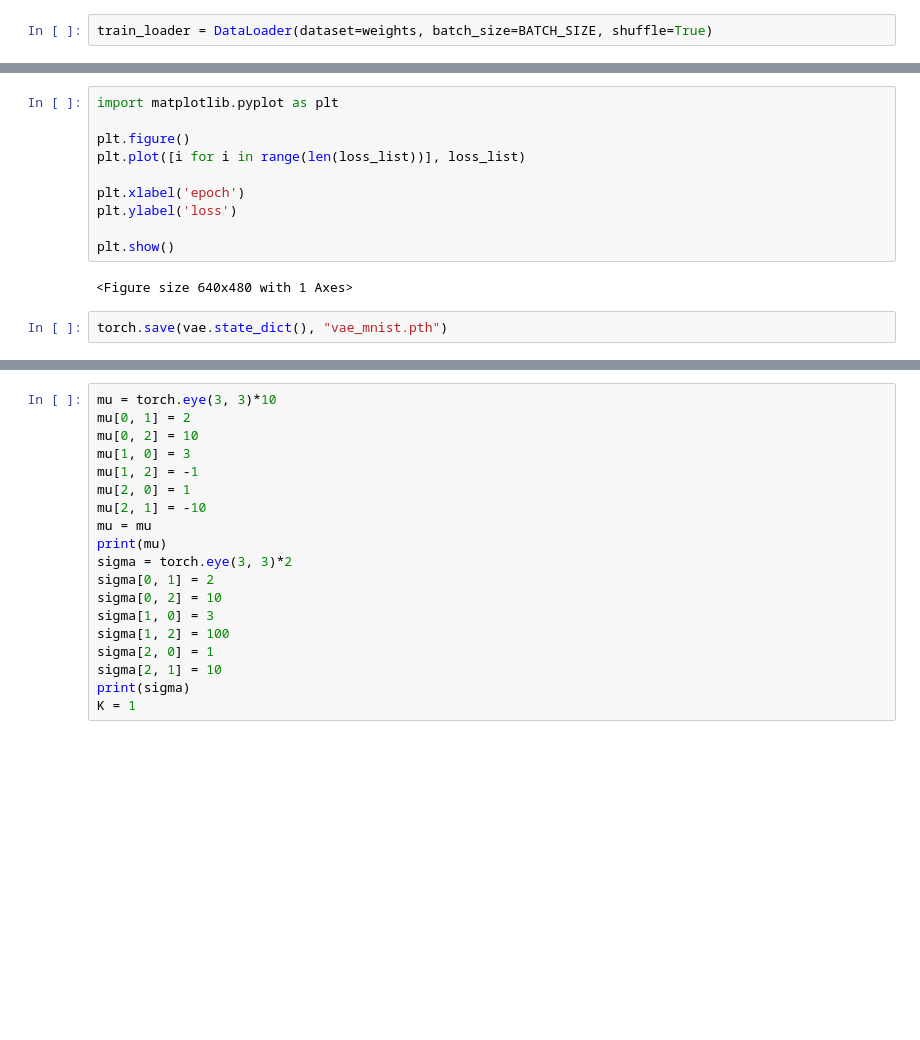
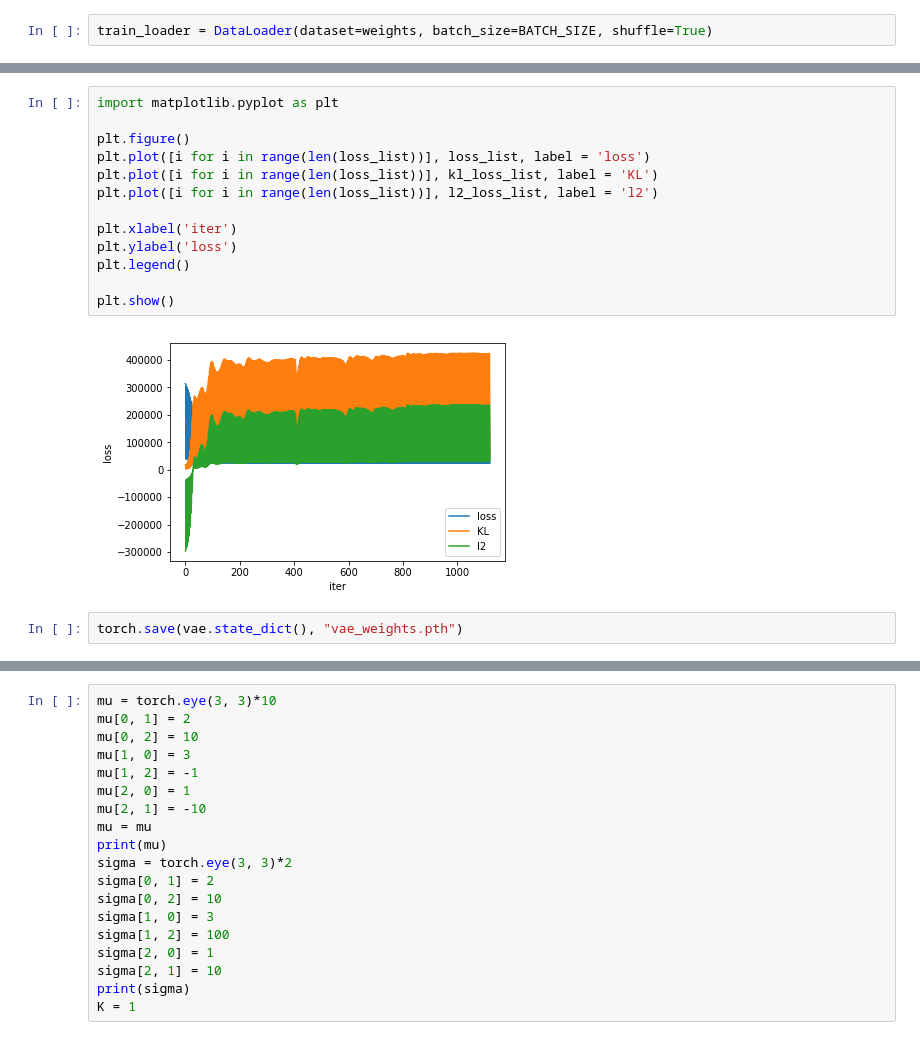
Before and after one commit to DahaKot/Deep-Weight-Prior, a Jupyter notebook: vae.ipynb, the cells around one changed output, grey strips where cells are left out. Saved outputs shown, nothing was run; the diff lists cells and outputs as text; blank space fills up the shorter version.

```diff
--- a/vae.ipynb
+++ b/vae.ipynb
@@ -234,15 +234,18 @@ Epoch 79/80, Step 90/100, Loss: -339.287109375
 # %%
 import matplotlib.pyplot as plt
 
 plt.figure()
-plt.plot([i for i in range(len(loss_list))], loss_list)
+plt.plot([i for i in range(len(loss_list))], loss_list, label = 'loss')
+plt.plot([i for i in range(len(loss_list))], kl_loss_list, label = 'KL')
+plt.plot([i for i in range(len(loss_list))], l2_loss_list, label = 'l2')
 
-plt.xlabel('epoch')
+plt.xlabel('iter')
 plt.ylabel('loss')
+plt.legend()
 
 plt.show()
 # %% [output]
-<Figure size 640x480 with 1 Axes>
+[figure, added]
 # %%
-torch.save(vae.state_dict(), "vae_mnist.pth")
+torch.save(vae.state_dict(), "vae_weights.pth")
 # %%
```
Also changed, not shown: parts of 14 cells of this notebook, 1 other file.
